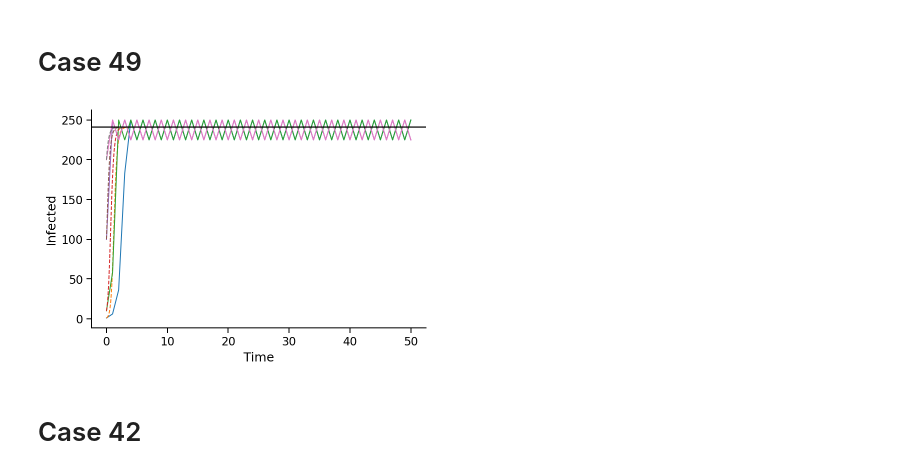
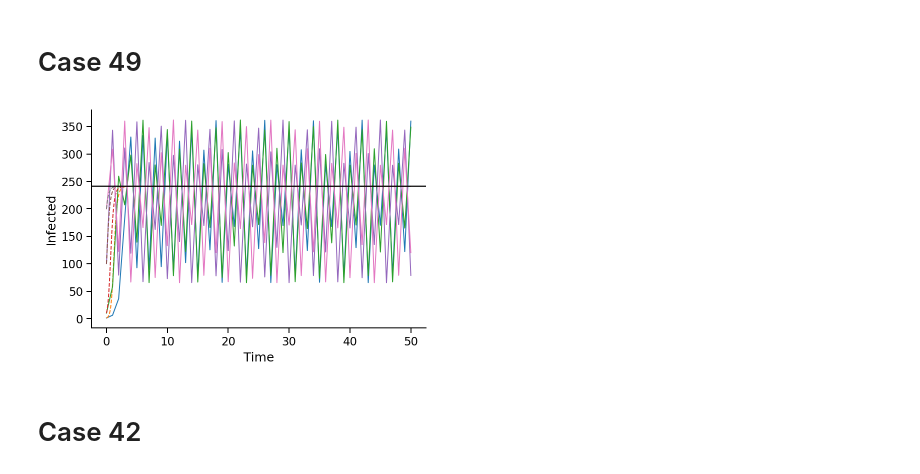
Before and after one commit to yoavram/SanJose, a Jupyter notebook: notebooks/model.ipynb, the cells around one changed output. Saved outputs shown, nothing was run; the diff lists cells and outputs as text; code cells hidden in the pictures.

```diff
--- a/notebooks/model.ipynb
+++ b/notebooks/model.ipynb
@@ -420,16 +537,16 @@ N, b0, α, γ, c_hat, Δ = 250, 0.1,0.1,0.1,0.209, 0
 α1, α2 = 1, α * 2 / b0
 # %%
 for I0 in [1, 10, 100, 200]:
-    I = det_dis_simulation(I0, N, b0, γ, c_hat, α1, α2, Δ, tmax=50, min0=True, maxN=True)
+    I = det_dis_simulation(I0, N, b0, γ, c_hat, α1, α2, Δ, tmax=50, min0=False, maxN=False)
     plt.plot(I, lw=1)
     t, I = det_cont_simulation(I0, N, b0, γ, c_hat, α1, α2, Δ, tmax=50)
     plt.plot(t, I, '--', lw=1)
 plt.xlabel('Time')
 plt.ylabel('Infected')
 plt.axhline(I2(N, b0, γ, c_hat, α1, α2), color='k')
 sns.despine()
 # %% [output]
-[figure, old version]
+[figure, new version]
 # %% [markdown]
 # Case 42
 # %%
```
Also changed, not shown: parts of 22 cells of this notebook.
